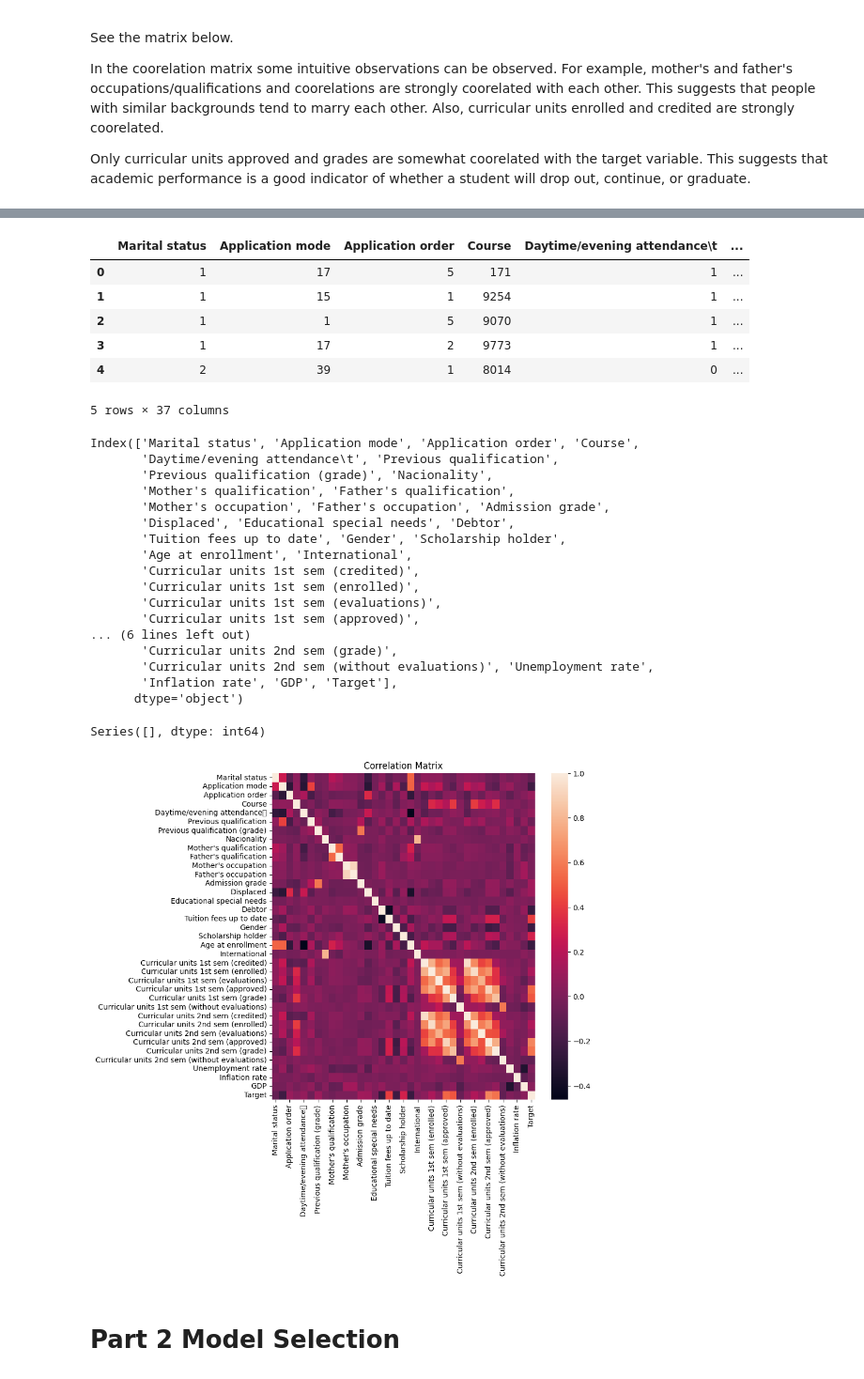
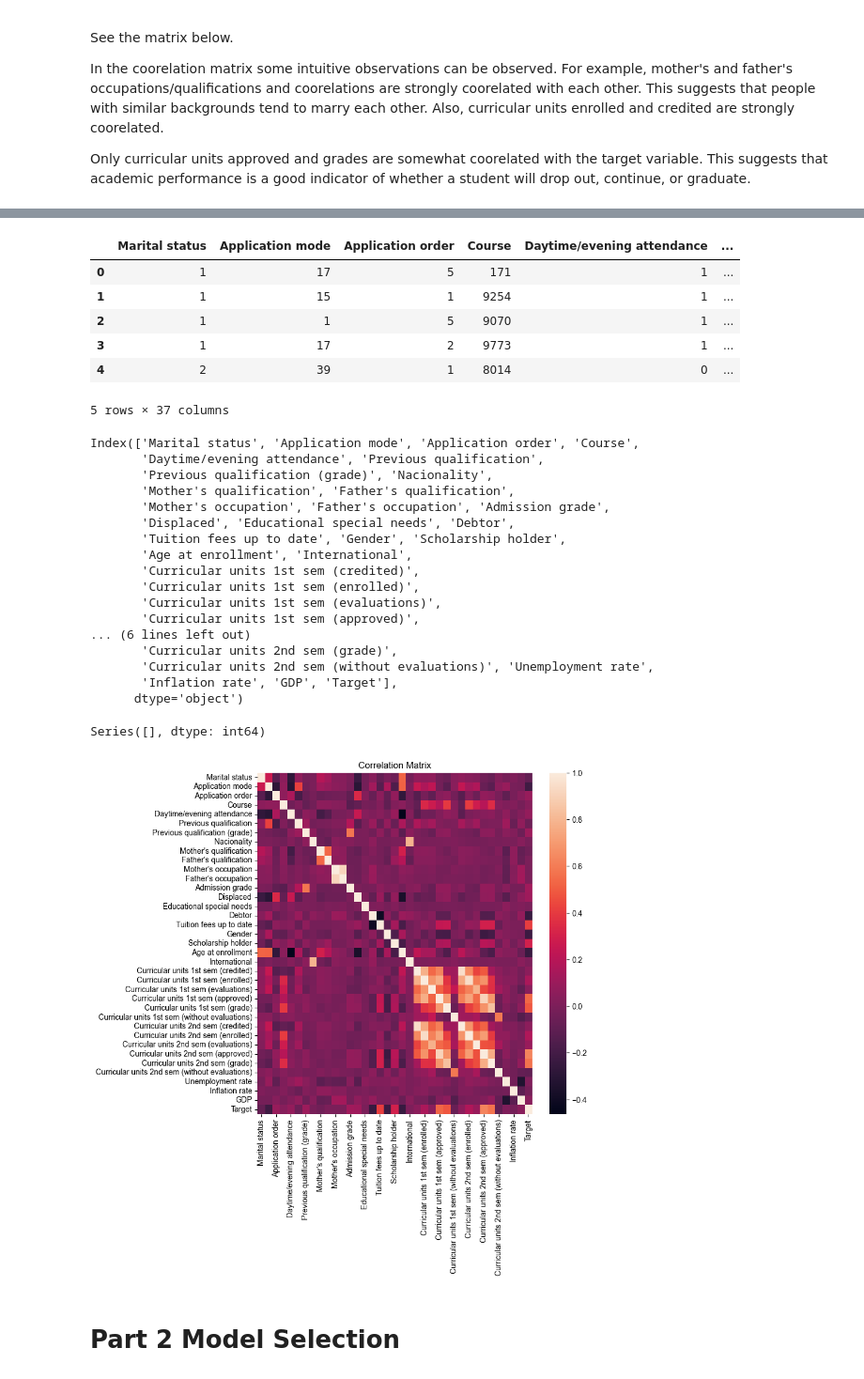
Before and after one commit to lrwham/Supervised-Learning-Final, a Jupyter notebook: final_model.ipynb, the cells around one changed output, grey strips where cells are left out. Shown at 94% size. Drawn from its saved outputs; the diff is of its cells as text; code cells hidden in the pictures.

```diff
--- a/final_model.ipynb
+++ b/final_model.ipynb
@@ -76,6 +76,8 @@ import seaborn as sns
 
 def get_data():
     data = pd.read_csv("data.csv", delimiter=";")
+    # remove whitespace from column names
+    data.columns = data.columns.str.strip()
     # convert 'Target' from 'Dropout', 'Enrolled', 'Graduated' to 0, 1, 2
     data["Target"] = data["Target"].map({"Dropout": 0, "Enrolled": 1, "Graduate": 2})
 
@@ -98,7 +100,7 @@ data.describe()
 # %%
 data.head()
 # %% [output]
-|  | Marital status | Application mode | Application order | Course | Daytime/evening attendance\t | ... |
+|  | Marital status | Application mode | Application order | Course | Daytime/evening attendance | ... |
 | 0 | 1 | 17 | 5 | 171 | 1 | ... |
 | 1 | 1 | 15 | 1 | 9254 | 1 | ... |
 | 2 | 1 | 1 | 5 | 9070 | 1 | ... |
@@ -109,7 +111,7 @@ data.head()
 data.columns
 # %% [output]
 Index(['Marital status', 'Application mode', 'Application order', 'Course',
-       'Daytime/evening attendance\t', 'Previous qualification',
+       'Daytime/evening attendance', 'Previous qualification',
        'Previous qualification (grade)', 'Nacionality',
        'Mother's qualification', 'Father's qualification',
        'Mother's occupation', 'Father's occupation', 'Admission grade',
@@ -136,11 +138,12 @@ Series([], dtype: int64)
 # %%
 corr = data.corr()
 plt.figure(figsize=(8, 8))
+plt.rcParams["font.family"] = "Arial"
 plt.title("Correlation Matrix")
 sns.heatmap(corr)
 plt.savefig("full_correlation_matrix.png")
 # %% [output]
-[figure, old version]
+[figure, new version]
 # %% [markdown]
 # Part 2 Model Selection
 # %%
```
Also changed, not shown: parts of 1 cell of this notebook.
